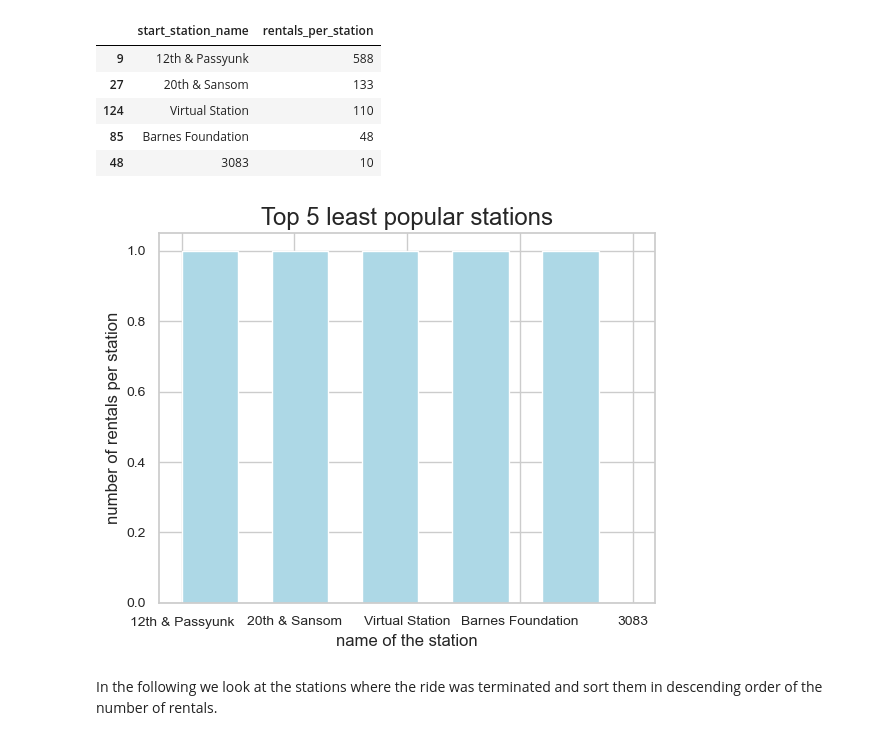
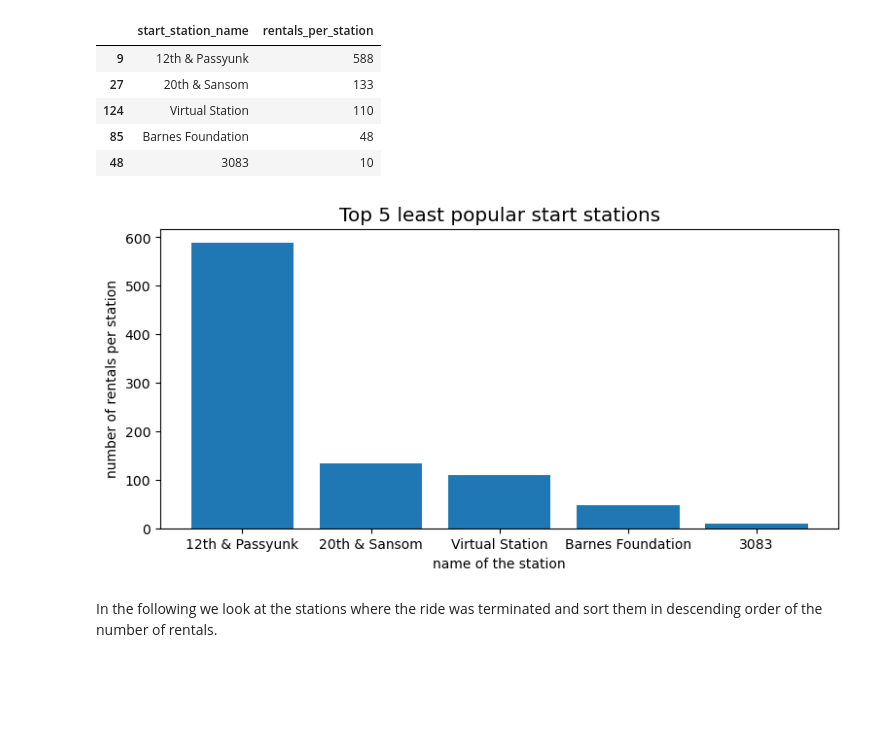
Before and after one commit to yassinehammou27/intentionally_blank, a Jupyter notebook: Geographical Demand Patterns.ipynb, the cells around one changed output. Saved outputs shown, nothing was run; the diff lists cells and outputs as text; code cells hidden in the pictures; blank space fills up the shorter version.

```diff
--- a/Geographical Demand Patterns.ipynb
+++ b/Geographical Demand Patterns.ipynb
@@ -99,15 +97,16 @@ df_least_popular
 | 85 | Barnes Foundation | 48 |
 | 48 | 3083 | 10 |
 # %%
-plt.hist(df_least_popular["start_station_name"], bins = 5, color = "lightblue", histtype = 'barstacked', width = 0.5)
+fig = plt.figure(figsize=(9,4))
+plt.bar(df_least_popular["start_station_name"], df_least_popular["rentals_per_station"])
 plt.rc('xtick', labelsize = 10)
 plt.rc('ytick', labelsize = 10)
 plt.xlabel("name of the station", size = 'medium')
 plt.ylabel("number of rentals per station", size = 'medium')
-plt.title("Top 5 least popular stations", size = 'x-large')
+plt.title("Top 5 least popular start stations", size = 'x-large')
 plt.show()
 # %% [output]
-[figure, old version]
+[figure, new version]
 # %% [markdown]
 In the following we look at the stations where the ride was terminated and sort them in descending order of the number of rentals.
 # %%
```
Also changed, not shown: parts of 5 cells of this notebook.
